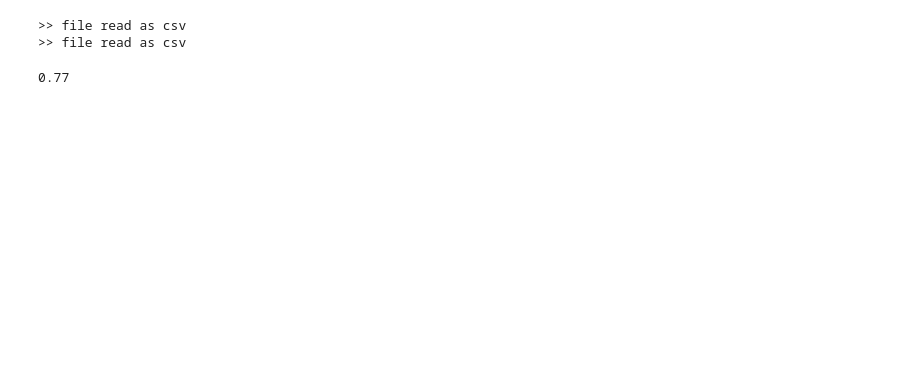
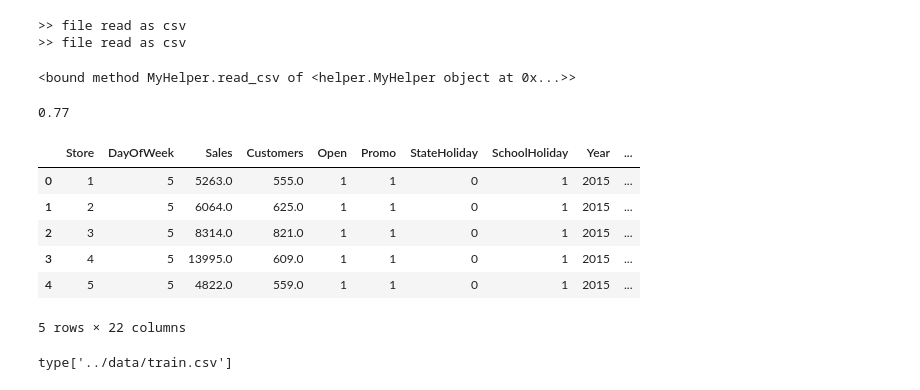
Before and after one commit to Jerusalem-Fetene/Week4, a Jupyter notebook: notebooks/Prediction of store sales.ipynb, the cells around one changed output. Cells and saved outputs as stored; diff of their text form; code cells hidden in the pictures; blank space fills up the shorter version.

```diff
--- a/notebooks/Prediction of store sales.ipynb
+++ b/notebooks/Prediction of store sales.ipynb
@@ -49,6 +100,10 @@ test = Helper.read_csv(test_PATH)
 # %% [output]
 >> file read as csv
 >> file read as csv
+# %%
+print(Helper.read_csv)
+# %% [output]
+<bound method MyHelper.read_csv of <helper.MyHelper object at 0x...>>
 # %%
 Helper.percent_missing(train)
 # %% [output]
@@ -59,3 +114,13 @@ def get_feature(df):
+# %%
+train.head()
+# %% [output]
+|  | Store | DayOfWeek | Sales | Customers | Open | Promo | StateHoliday | SchoolHoliday | Year | ... |
+| 0 | 1 | 5 | 5263.0 | 555.0 | 1 | 1 | 0 | 1 | 2015 | ... |
+| 1 | 2 | 5 | 6064.0 | 625.0 | 1 | 1 | 0 | 1 | 2015 | ... |
+| 2 | 3 | 5 | 8314.0 | 821.0 | 1 | 1 | 0 | 1 | 2015 | ... |
+| 3 | 4 | 5 | 13995.0 | 609.0 | 1 | 1 | 0 | 1 | 2015 | ... |
+| 4 | 5 | 5 | 4822.0 | 559.0 | 1 | 1 | 0 | 1 | 2015 | ... |
+5 rows × 22 columns
 # %%
 def drop_closed(df):
     df = df[df['Open'] == 1]
@@ -98,5 +163,9 @@ def handle_outliers(df, col, method="lower_upper"):
             df[col] = np.where(df[col] > upper_bound, upper_bound, df[col])
 
         return df
+# %%
+print(type[train_PATH])
+# %% [output]
+type['../data/train.csv']
 # %%
 train["Sales"] = train["Sales"].astype("float")
```
Also changed, not shown: parts of 17 cells of this notebook, 17 other files.
